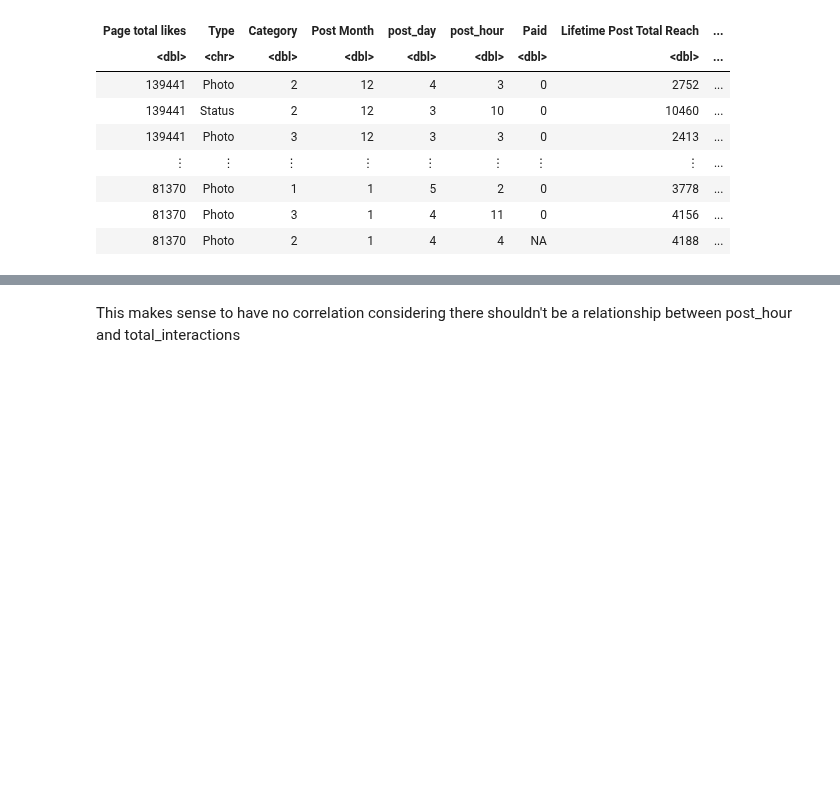
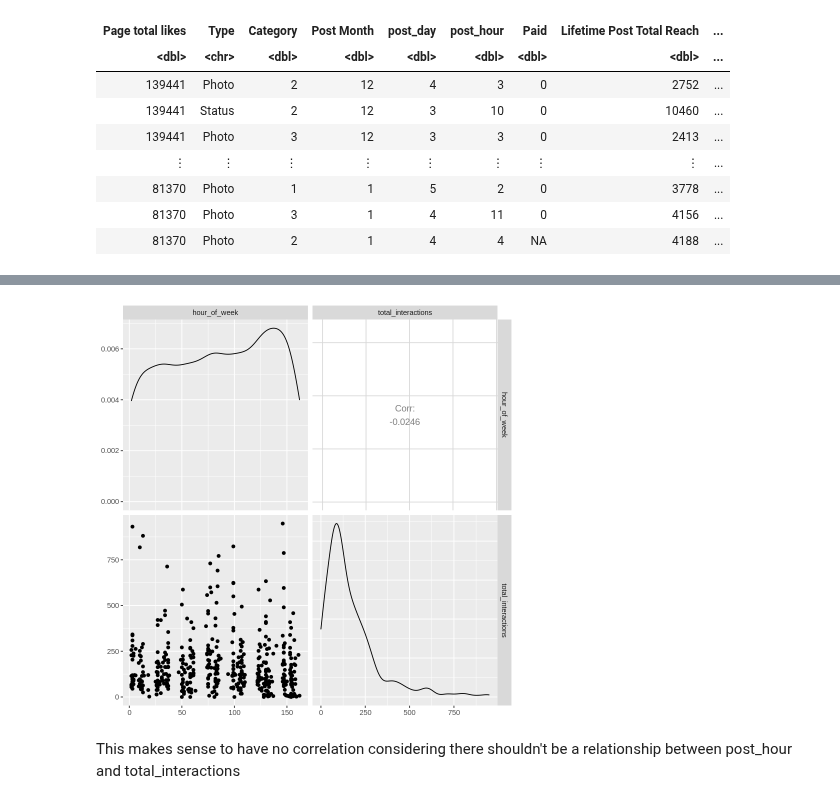
Before and after one commit to amellios/data_science_woohoo, a Jupyter notebook: Final Project Analysis.ipynb, the cells around one changed output, grey strips where cells are left out. Cells and saved outputs as stored; diff of their text form; code cells hidden in the pictures; blank space fills up the shorter version.

```diff
--- a/Final Project Analysis.ipynb
+++ b/Final Project Analysis.ipynb
@@ -190,3 +164,10 @@ facebook_ggpairs2
+# %%
+facebook_ggpairs2 <- facebook_filtered2 %>%
+    select(hour_of_week, total_interactions) %>%
+    ggpairs()
+facebook_ggpairs2
+# %% [output]
+[figure, added]
 # %% [markdown]
 This makes sense to have no correlation considering there shouldn't be a relationship between post_hour and total_interactions
 # %% [markdown]
```
Also changed, not shown: parts of 22 cells of this notebook.
